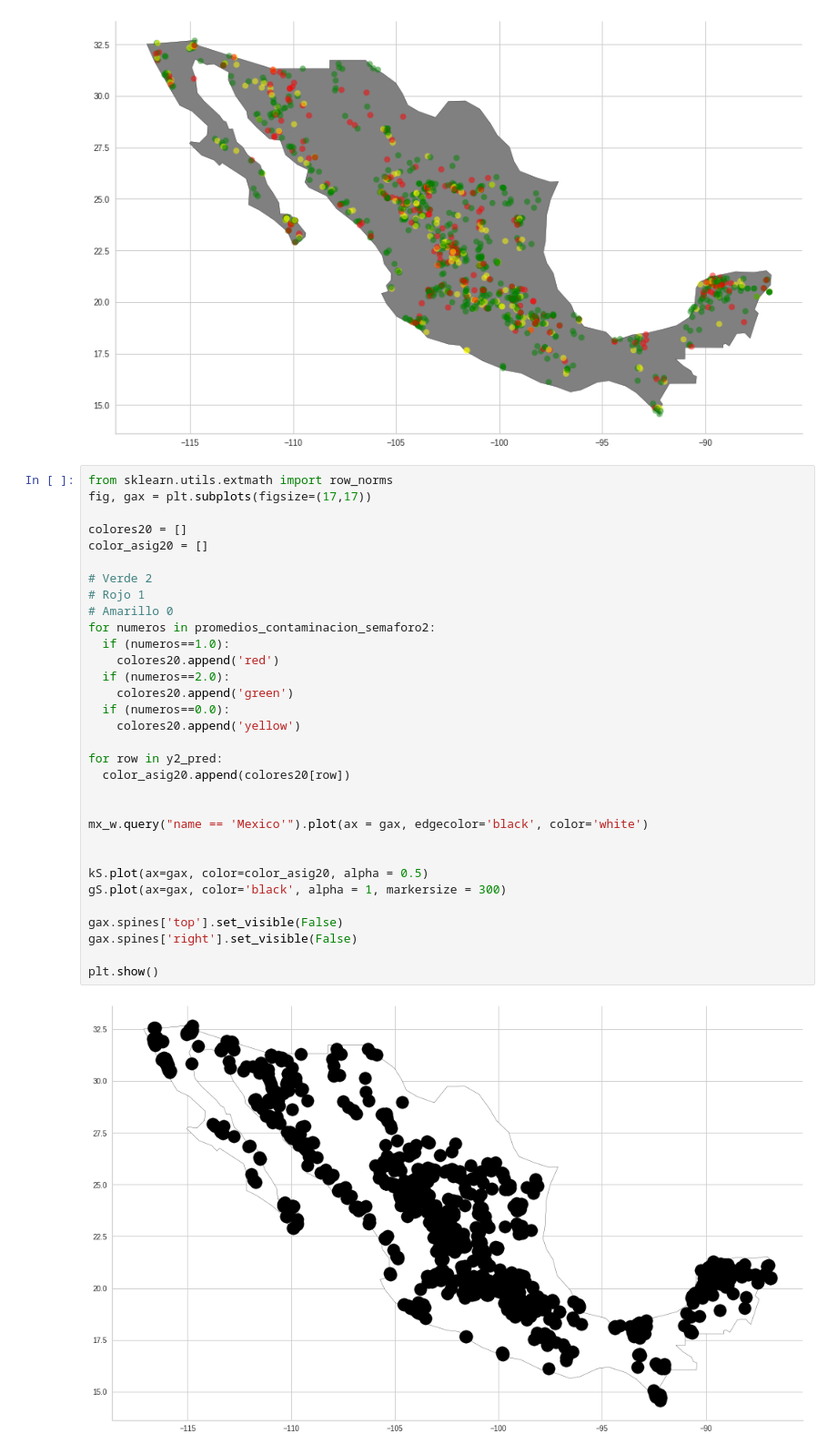
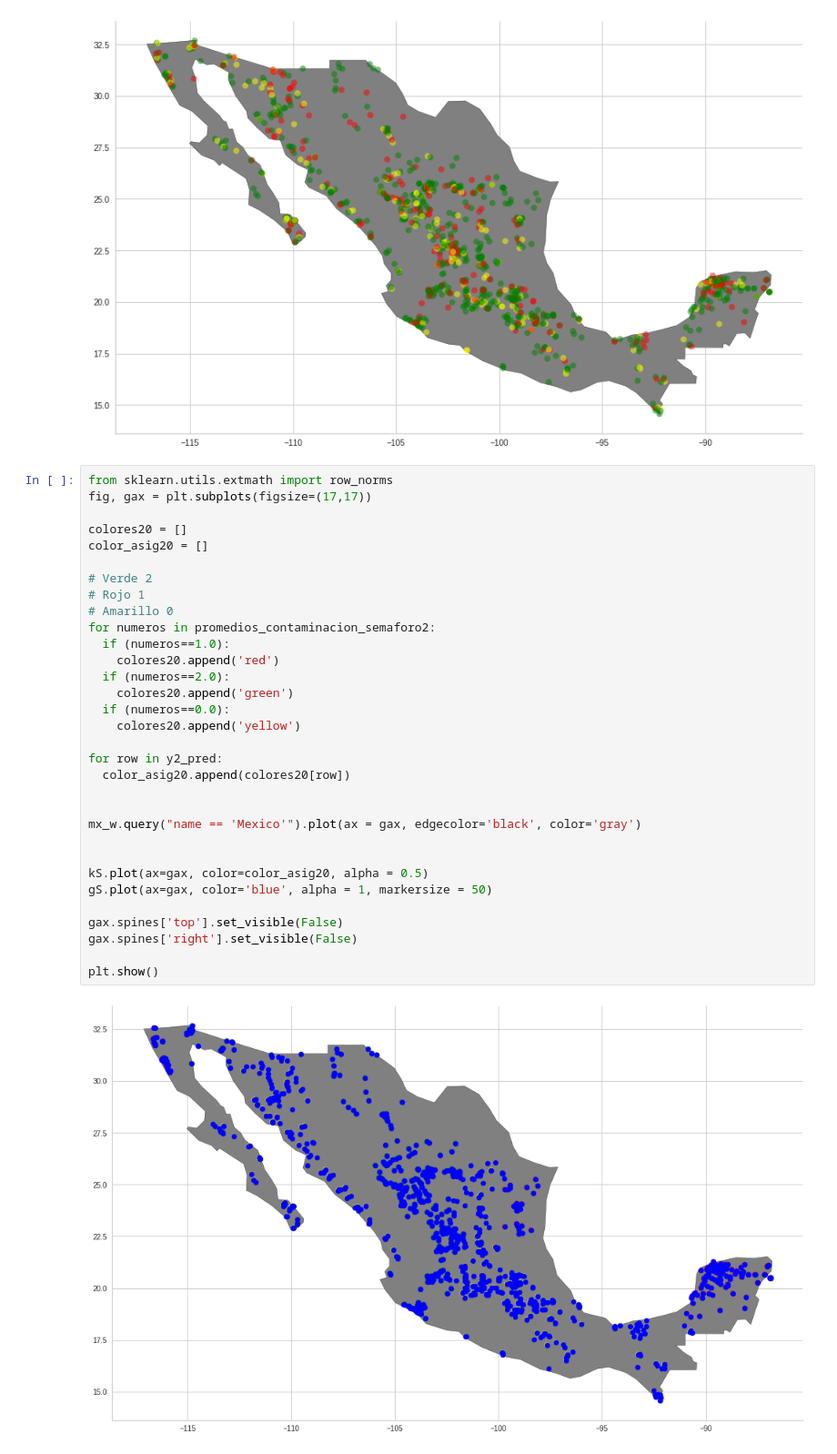
Before and after one commit to PosgradoMNA/actividades-del-projecto-equipo70, a Jupyter notebook: RetoFinal/Entrega1/Reto_Entrega1_Limpieza_análisis_visualización_kmeans.ipynb, the cells around one changed output. Shown at 91% size. Drawn from its saved outputs; the diff is of its cells as text.

```diff
--- a/RetoFinal/Entrega1/Reto_Entrega1_Limpieza_análisis_visualización_kmeans.ipynb
+++ b/RetoFinal/Entrega1/Reto_Entrega1_Limpieza_análisis_visualización_kmeans.ipynb
@@ -812,33 +812,33 @@ plt.show()
 from sklearn.utils.extmath import row_norms
 fig, gax = plt.subplots(figsize=(17,17))
 
 colores20 = []
 color_asig20 = []
 
 # Verde 2
 # Rojo 1
 # Amarillo 0
 for numeros in promedios_contaminacion_semaforo2:
   if (numeros==1.0):
     colores20.append('red')
   if (numeros==2.0):
     colores20.append('green')
   if (numeros==0.0):
     colores20.append('yellow')
 
 for row in y2_pred:
   color_asig20.append(colores20[row])
 
 
-mx_w.query("name == 'Mexico'").plot(ax = gax, edgecolor='black', color='white')
+mx_w.query("name == 'Mexico'").plot(ax = gax, edgecolor='black', color='gray')
 
 
 kS.plot(ax=gax, color=color_asig20, alpha = 0.5)
-gS.plot(ax=gax, color='black', alpha = 1, markersize = 300)
+gS.plot(ax=gax, color='blue', alpha = 1, markersize = 50)
 
 gax.spines['top'].set_visible(False)
 gax.spines['right'].set_visible(False)
 
 plt.show()
 # %% [output]
-[figure, old version]
+[figure, new version]
```
